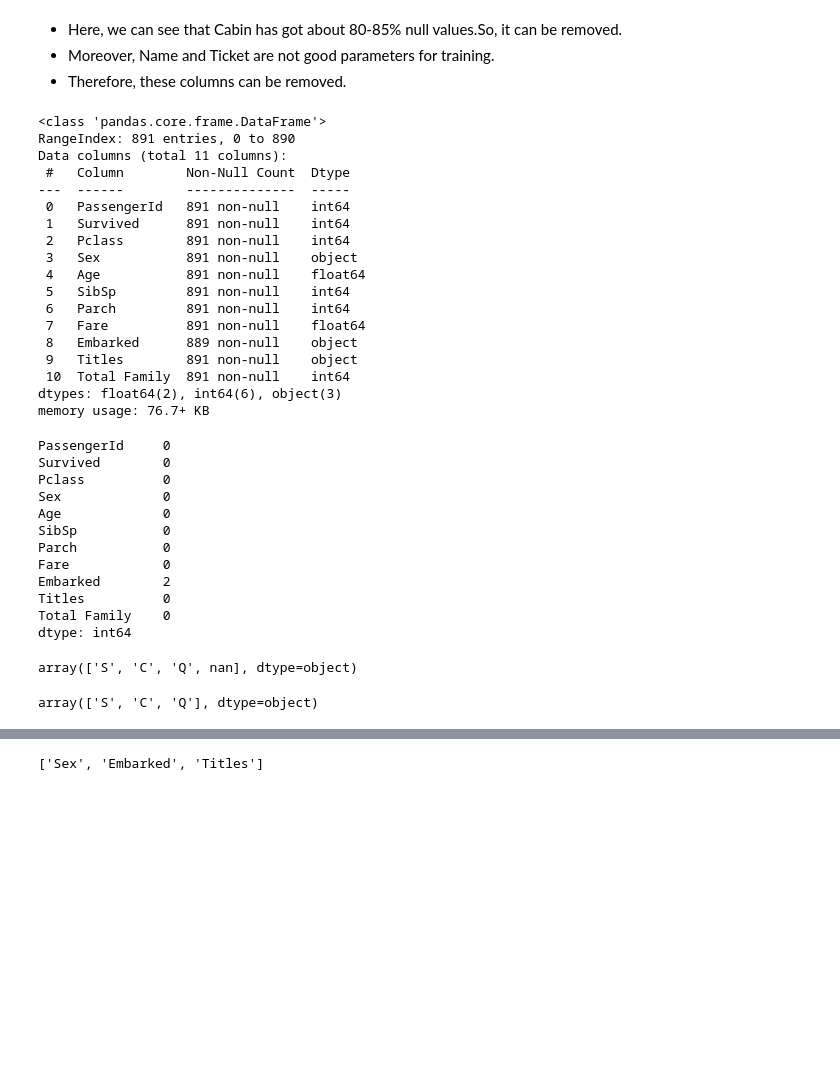
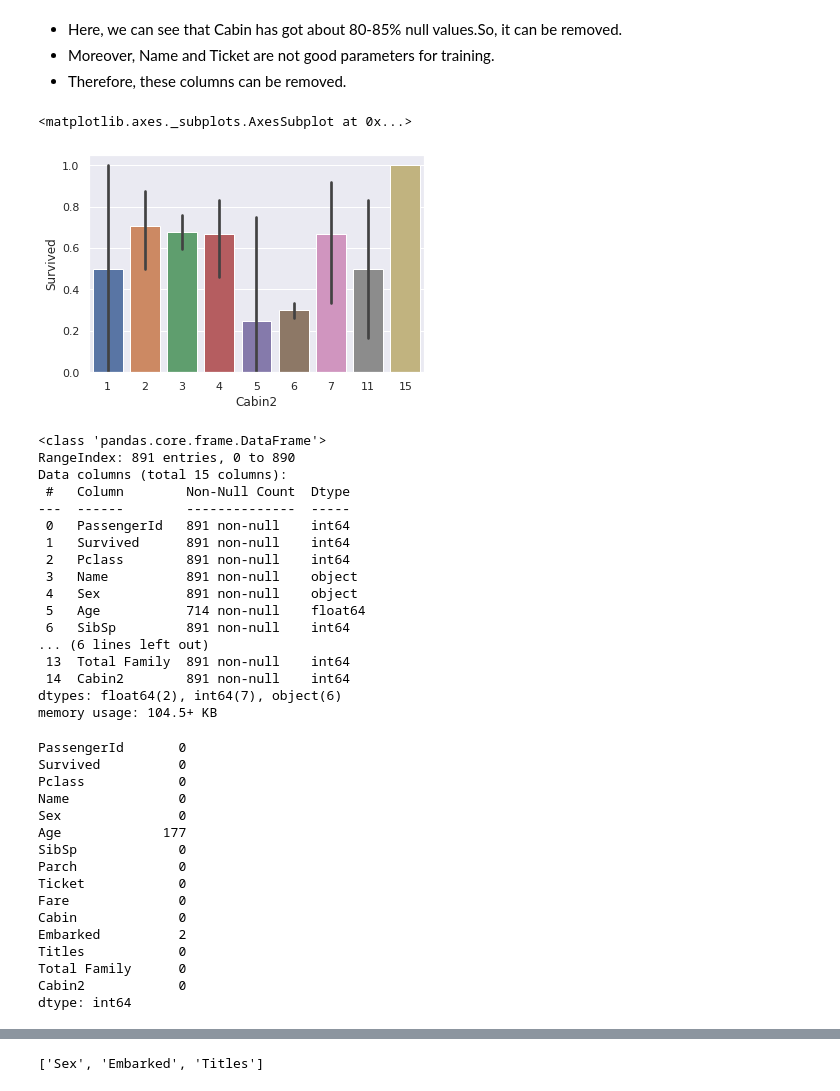
Before and after one commit to akash1309/Titanic-Kaggle, a Jupyter notebook: Titanic.ipynb, the cells around one changed output, grey strips where cells are left out. Drawn from its saved outputs; the diff is of its cells as text; code cells hidden in the pictures; blank space fills up the shorter version.

```diff
--- a/Titanic.ipynb
+++ b/Titanic.ipynb
@@ -201,40 +237,54 @@ df['Age'].fillna(df['Age'].median(),inplace=True)
+# %%
+# For train
+
+df_train['Cabin'] = df_train['Cabin'].fillna('Unknow')
+df_train['Cabin2'] = df_train['Cabin'].apply(lambda x : len(x))
+
+# For test
+
+df_test['Cabin'] = df_test['Cabin'].fillna('Unknow')
+df_test['Cabin2'] = df_test['Cabin'].apply(lambda x : len(x))
+# %%
+sns.barplot('Cabin2','Survived',data=df_train)
+# %% [output]
+<matplotlib.axes._subplots.AxesSubplot at 0x...>
+[figure, added]
 # %%
-df.info()
+df_train.info()
 # %% [output]
 <class 'pandas.core.frame.DataFrame'>
 RangeIndex: 891 entries, 0 to 890
-Data columns (total 11 columns):
+Data columns (total 15 columns):
  #   Column        Non-Null Count  Dtype
 ---  ------        --------------  -----
  0   PassengerId   891 non-null    int64
  1   Survived      891 non-null    int64
  2   Pclass        891 non-null    int64
- 3   Sex           891 non-null    object
- 4   Age           891 non-null    float64
- 5   SibSp         891 non-null    int64
- 6   Parch         891 non-null    int64
- 7   Fare          891 non-null    float64
- 8   Embarked      889 non-null    object
- 9   Titles        891 non-null    object
- 10  Total Family  891 non-null    int64
-dtypes: float64(2), int64(6), object(3)
-memory usage: 76.7+ KB
+ 3   Name          891 non-null    object
+ 4   Sex           891 non-null    object
+ 5   Age           714 non-null    float64
+ 6   SibSp         891 non-null    int64
+... (6 lines left out)
+ 13  Total Family  891 non-null    int64
+ 14  Cabin2        891 non-null    int64
+dtypes: float64(2), int64(7), object(6)
+memory usage: 104.5+ KB
 # %%
-df.isnull().sum()
+df_train.isnull().sum()
 # %% [output]
-PassengerId     0
-Survived        0
-Pclass          0
-Sex             0
-Age             0
-SibSp           0
-Parch           0
-Fare            0
-Embarked        2
-Titles          0
-Total Family    0
+PassengerId       0
+Survived          0
+Pclass            0
+Name              0
+Sex               0
+Age             177
+SibSp             0
+Parch             0
+Ticket            0
+Fare              0
+Cabin             0
+Embarked          2
+Titles            0
+Total Family      0
+Cabin2            0
 dtype: int64
-# %%
-df['Embarked'].unique()
-# %% [output]
-array(['S', 'C', 'Q', nan], dtype=object)
@@ -243,4 +290,0 @@ df['Embarked'].fillna('S',inplace=True)
-# %%
-df['Embarked'].unique()
-# %% [output]
-array(['S', 'C', 'Q'], dtype=object)
```
Also changed, not shown: parts of 77 cells of this notebook.
